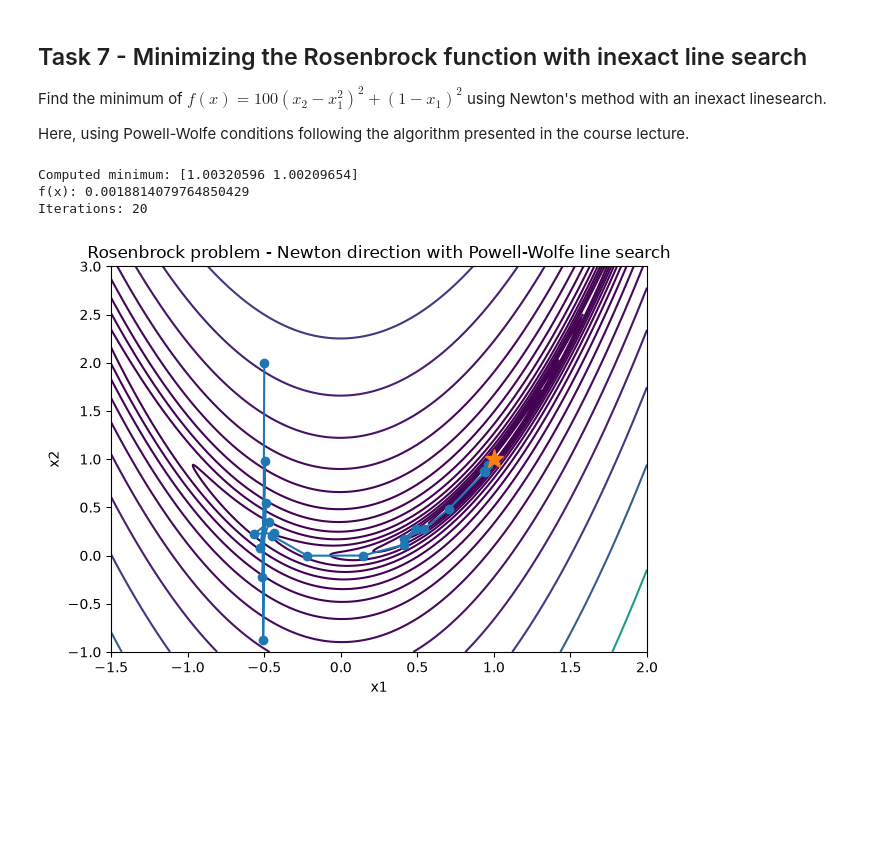
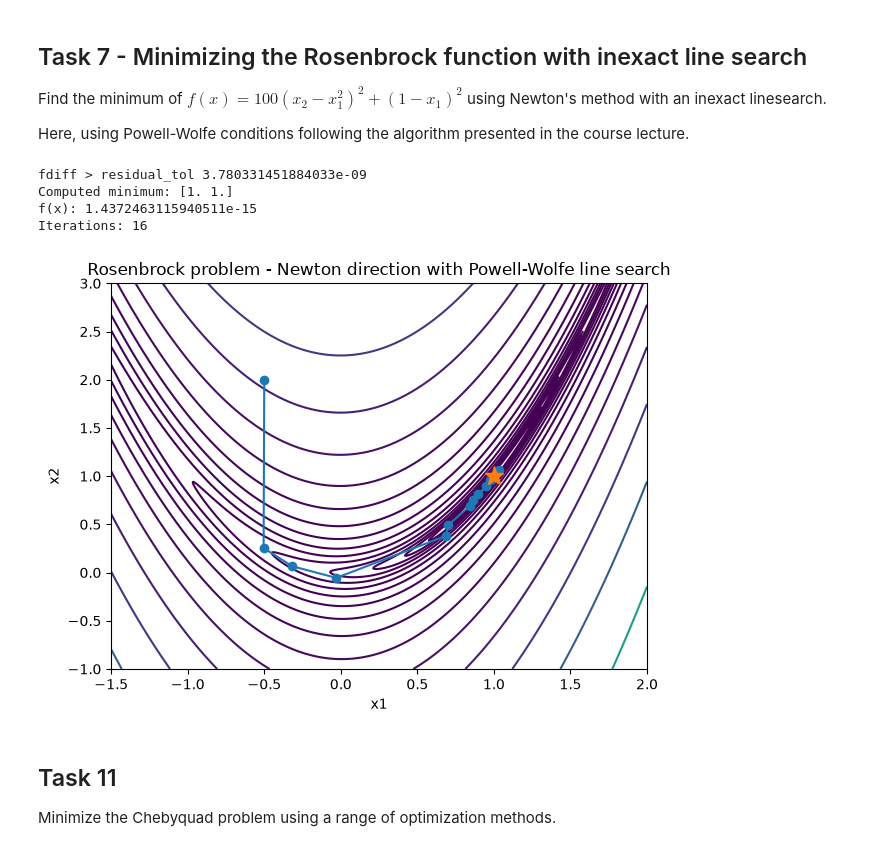
Before and after one commit to ludbri/fmnn25f-project3, a Jupyter notebook: project_3_optimization.ipynb, the cells around one changed output. Saved outputs shown, nothing was run; the diff lists cells and outputs as text; code cells hidden in the pictures; blank space fills up the shorter version.

Commit message:
small cleanup and task 11 in notebook

```diff
--- a/project_3_optimization.ipynb
+++ b/project_3_optimization.ipynb
@@ -39,25 +39,30 @@ Here, using Powell-Wolfe conditions following the algorithm presented in the cou
 # %%
 from rosenbrock import rosenbrock_problem
 from newtons_and_linesearch_methods import NewtonWithPowellWolfe, \
                                            test_exact_linesearch
 
 # Note: implementation here uses lecture's notation and algorithm.
 # Fletcher's book uses swapped sigma and rho.
-method = NewtonWithPowellWolfe(rosenbrock_problem, sigma=0.01, rho=0.1, alpha_start=0.1)
+method = NewtonWithPowellWolfe(rosenbrock_problem, sigma=0.01, rho=0.1, alpha_start=1.0)
 
 solve_kwargs = {
     "residual_tol" : 1e-8,
     "cauchy_tol" : 1e-5,
     "max_steps" : 20
 }
 
 test_exact_linesearch(rosenbrock_problem,
                       method,
                       title="Rosenbrock problem - Newton direction with Powell-Wolfe line search",
                       x0 = [-0.5, 2.0],
                       **solve_kwargs)
 # %% [output]
-Computed minimum: [1.00320596 1.00209654]
-f(x): 0.0018814079764850429
-Iterations: 20
+fdiff > residual_tol 3.780331451884033e-09
+Computed minimum: [1. 1.]
+f(x): 1.4372463115940511e-15
+Iterations: 16
-[figure, old version]
+[figure, new version]
+# %% [markdown]
+## Task 11
+
+Minimize the Chebyquad problem using a range of optimization methods.
```
Also changed, not shown: parts of 2 cells of this notebook, 2 other files.
